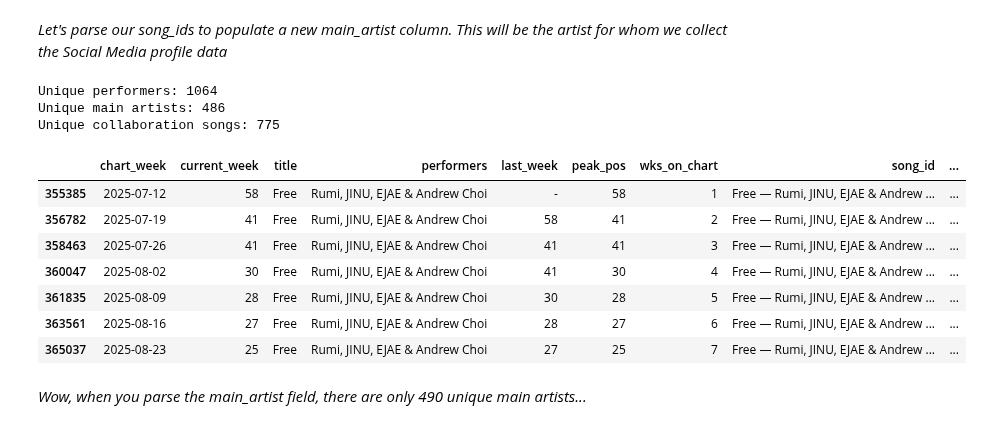
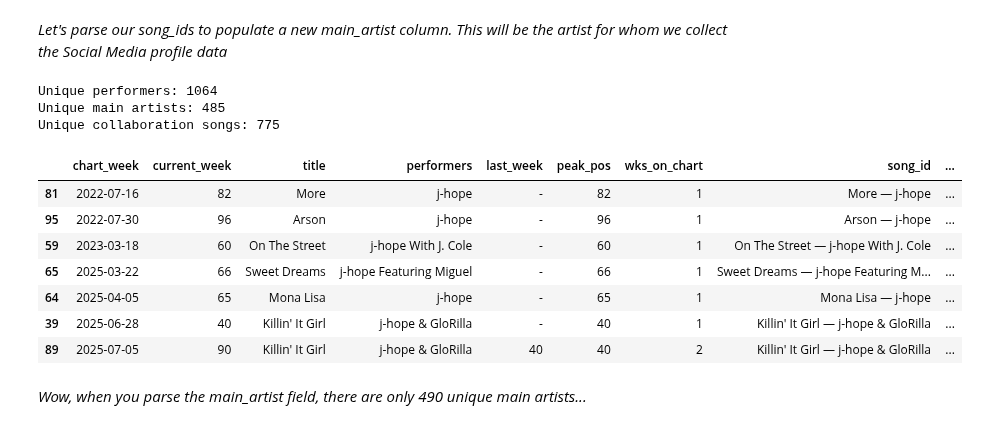
Before and after one commit to tom4sg/DURF, a Jupyter notebook: data_processing.ipynb, the cells around one changed output. Cells and saved outputs as stored; diff of their text form; code cells hidden in the pictures.

```diff
--- a/data_processing.ipynb
+++ b/data_processing.ipynb
@@ -287,6 +287,7 @@ emerging_songs_df.replace({"Pharrell": "Pharrell Williams"}, inplace=True)
 emerging_songs_df.replace({"BossMan DLow": "BossMan Dlow"}, inplace=True)
 emerging_songs_df.replace({"Richy Mitch": "Richy Mitch And The Coal Miners"}, inplace=True)
 emerging_songs_df.replace({"Jennie": "JENNIE"}, inplace=True)
+emerging_songs_df.replace({"Mariah The Scientist": "Mariah the Scientist"}, inplace=True)
 
 collab_rows = emerging_songs_df[
     emerging_songs_df["main_artist"] != emerging_songs_df["performers"]
@@ -299,19 +300,19 @@ print(f"Unique main artists: {len(emerging_songs_df['main_artist'].unique())}")
 print(f"Unique collaboration songs: {num_unique_collab_songs}")
 # %% [output]
 Unique performers: 1064
-Unique main artists: 486
+Unique main artists: 485
 Unique collaboration songs: 775
 # %%
-emerging_songs_df[emerging_songs_df["main_artist"] == "Rumi"]
+emerging_songs_df[emerging_songs_df["main_artist"] == "j-hope"]
 # %% [output]
 |  | chart_week | current_week | title | performers | last_week | peak_pos | wks_on_chart | song_id | ... |
-| 355385 | 2025-07-12 | 58 | Free | Rumi, JINU, EJAE & Andrew Choi | - | 58 | 1 | Free — Rumi, JINU, EJAE & Andrew ... | ... |
-| 356782 | 2025-07-19 | 41 | Free | Rumi, JINU, EJAE & Andrew Choi | 58 | 41 | 2 | Free — Rumi, JINU, EJAE & Andrew ... | ... |
-| 358463 | 2025-07-26 | 41 | Free | Rumi, JINU, EJAE & Andrew Choi | 41 | 41 | 3 | Free — Rumi, JINU, EJAE & Andrew ... | ... |
-| 360047 | 2025-08-02 | 30 | Free | Rumi, JINU, EJAE & Andrew Choi | 41 | 30 | 4 | Free — Rumi, JINU, EJAE & Andrew ... | ... |
-| 361835 | 2025-08-09 | 28 | Free | Rumi, JINU, EJAE & Andrew Choi | 30 | 28 | 5 | Free — Rumi, JINU, EJAE & Andrew ... | ... |
-| 363561 | 2025-08-16 | 27 | Free | Rumi, JINU, EJAE & Andrew Choi | 28 | 27 | 6 | Free — Rumi, JINU, EJAE & Andrew ... | ... |
-| 365037 | 2025-08-23 | 25 | Free | Rumi, JINU, EJAE & Andrew Choi | 27 | 25 | 7 | Free — Rumi, JINU, EJAE & Andrew ... | ... |
+| 81 | 2022-07-16 | 82 | More | j-hope | - | 82 | 1 | More — j-hope | ... |
+| 95 | 2022-07-30 | 96 | Arson | j-hope | - | 96 | 1 | Arson — j-hope | ... |
+| 59 | 2023-03-18 | 60 | On The Street | j-hope With J. Cole | - | 60 | 1 | On The Street — j-hope With J. Cole | ... |
+| 65 | 2025-03-22 | 66 | Sweet Dreams | j-hope Featuring Miguel | - | 66 | 1 | Sweet Dreams — j-hope Featuring M... | ... |
+| 64 | 2025-04-05 | 65 | Mona Lisa | j-hope | - | 65 | 1 | Mona Lisa — j-hope | ... |
+| 39 | 2025-06-28 | 40 | Killin' It Girl | j-hope & GloRilla | - | 40 | 1 | Killin' It Girl — j-hope & GloRilla | ... |
+| 89 | 2025-07-05 | 90 | Killin' It Girl | j-hope & GloRilla | 40 | 40 | 2 | Killin' It Girl — j-hope & GloRilla | ... |
 # %% [markdown]
 *Wow, when you parse the main_artist field, there are only 490 unique main artists...*
 # %% [markdown]
```
Also changed, not shown: 3 other files.
